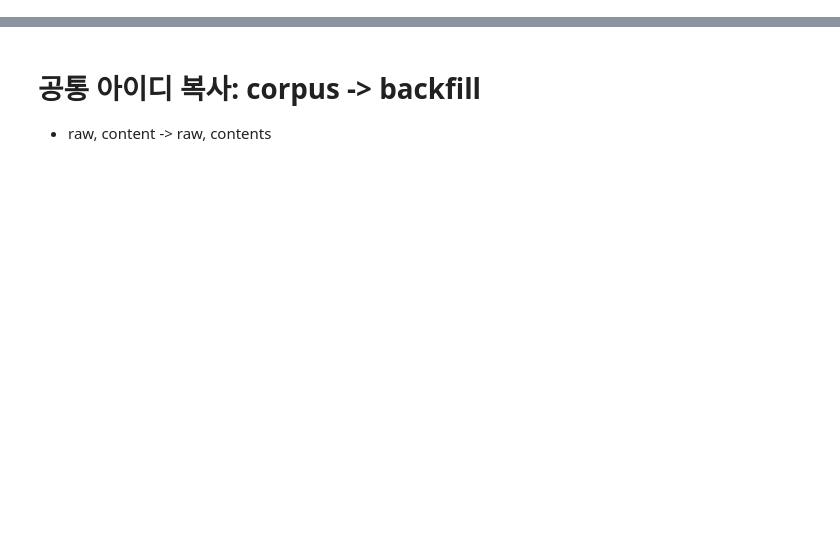
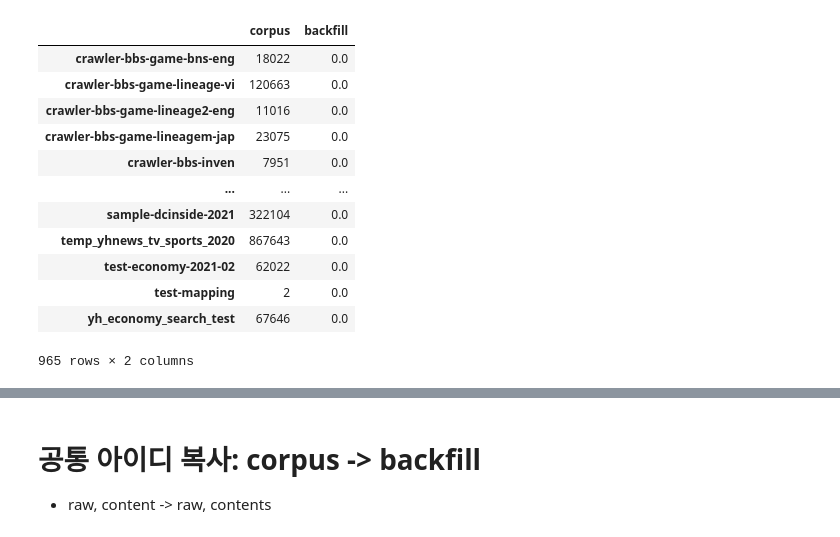
Before and after one commit to ejpark78/nlp-utils, a Jupyter notebook: notebook/backfill.ipynb, the cells around one changed output, grey strips where cells are left out. Cells and saved outputs as stored; diff of their text form; code cells hidden in the pictures; blank space fills up the shorter version.

```diff
--- a/notebook/backfill.ipynb
+++ b/notebook/backfill.ipynb
@@ -28,0 +54,17 @@ es = {
+# %%
+df = pd.DataFrame(index_size).fillna(0)
+df
+# %% [output]
+|  | corpus | backfill |
+| crawler-bbs-game-bns-eng | 18022 | 0.0 |
+| crawler-bbs-game-lineage-vi | 120663 | 0.0 |
+| crawler-bbs-game-lineage2-eng | 11016 | 0.0 |
+| crawler-bbs-game-lineagem-jap | 23075 | 0.0 |
+| crawler-bbs-inven | 7951 | 0.0 |
+| ... | ... | ... |
+| sample-dcinside-2021 | 322104 | 0.0 |
+| temp_yhnews_tv_sports_2020 | 867643 | 0.0 |
+| test-economy-2021-02 | 62022 | 0.0 |
+| test-mapping | 2 | 0.0 |
+| yh_economy_search_test | 67646 | 0.0 |
+965 rows × 2 columns
```
Also changed, not shown: parts of 9 cells of this notebook, 10 other files.
